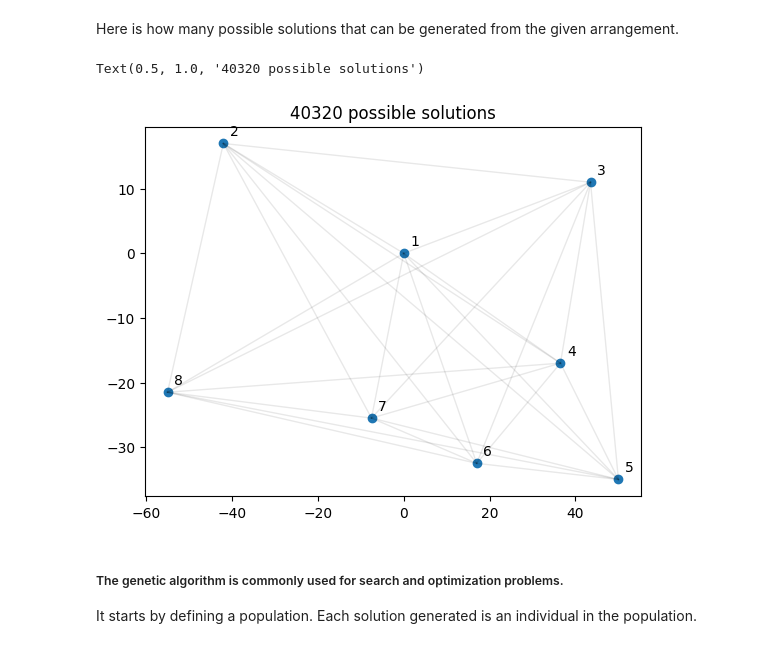
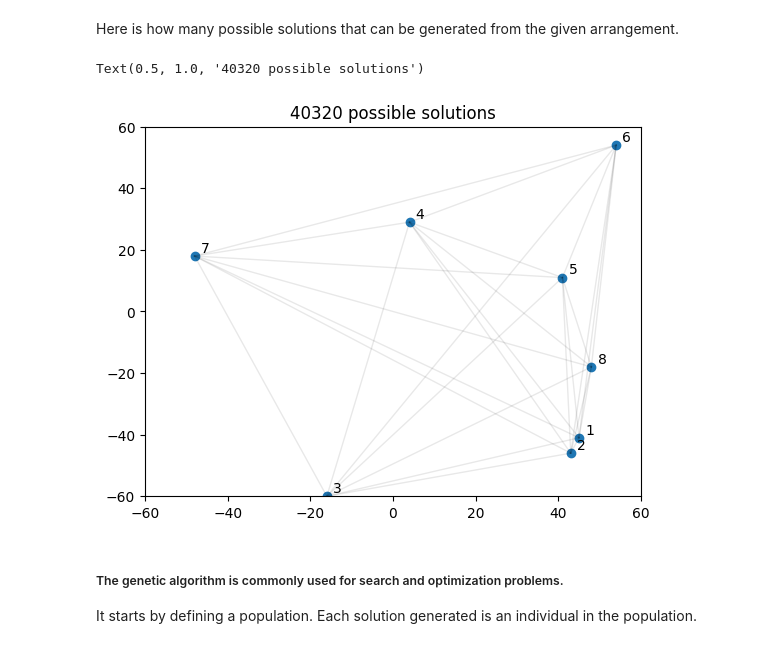
Before and after one commit to lcwat/tsp_solvers, a Jupyter notebook: notebooks/ga_tsp.ipynb, the cells around one changed output. Cells and saved outputs as stored; diff of their text form; code cells hidden in the pictures.

```diff
--- a/notebooks/ga_tsp.ipynb
+++ b/notebooks/ga_tsp.ipynb
@@ -18,29 +18,31 @@ from matplotlib.animation import PillowWriter
 Here is how many possible solutions that can be generated from the given arrangement.
 # %%
 # grab the locations and store into pandas df
-locations_df = pd.read_csv("../arrangements/locations_nn_suboptimal.csv")
+locations_df = pd.read_csv("../arrangements/generated_nn_suboptimal1.csv")
 
 locations_df
 
 # can calculate the number of permutations would have to search
 combin = str(math.factorial(len(locations_df)-1) * len(locations_df)) + " possible solutions"
 # show plot
 fig, ax = plt.subplots()
 
 ax.plot(locations_df.x, locations_df.y, 'o')
+ax.set_xlim([-60,60])
+ax.set_ylim([-60,60])
 
 # draw all possible edge connections
 for i in range(len(locations_df.x)):
     for j in range(i+1, len(locations_df.x)):
         ax.plot([locations_df.x[i], locations_df.x[j]], [locations_df.y[i], locations_df.y[j]], 'k-', alpha=.09, linewidth = 1)
 
 for i, loc in enumerate(locations_df.location):
     ax.annotate(str(loc), (locations_df.x[i] + 1.5, locations_df.y[i] + 1.25), fontsize = 10)
 
 plt.title(combin)
 # %% [output]
 Text(0.5, 1.0, '40320 possible solutions')
-[figure, old version]
+[figure, new version]
 # %% [markdown]
 ##### The genetic algorithm is commonly used for search and optimization problems.
 It starts by defining a population. Each solution generated is an individual in the population.
```
Also changed, not shown: parts of 4 cells of this notebook, 19 other files.
